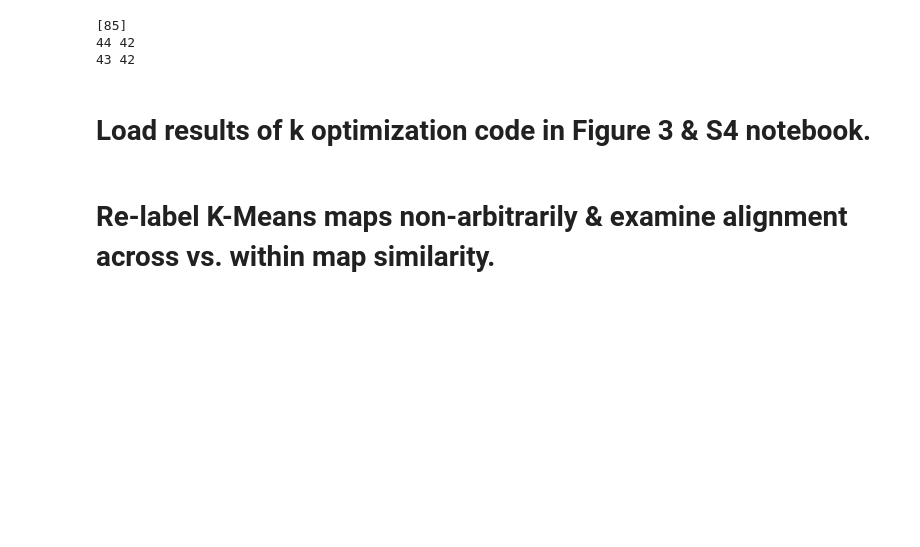
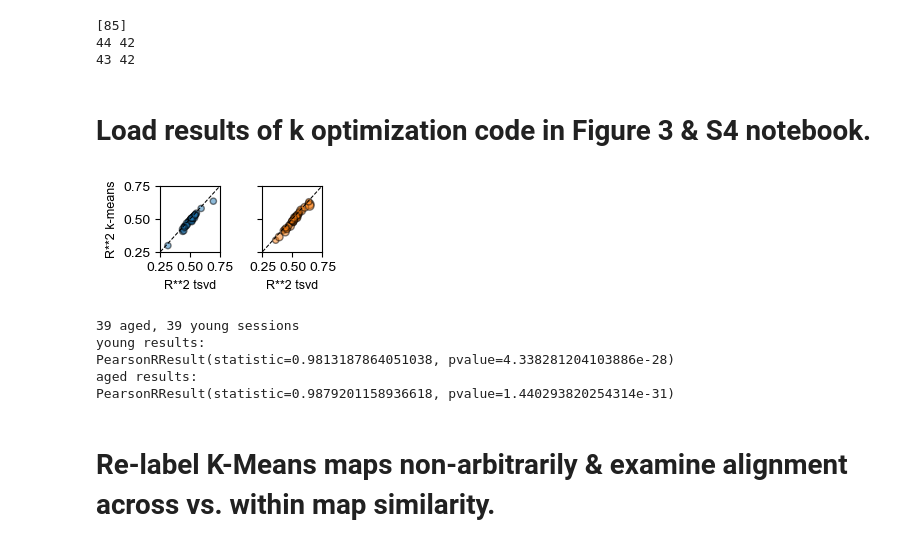
Before and after one commit to GiocomoLab/Herber2024, a Jupyter notebook: Figure S5.ipynb, the cells around one changed output. Drawn from its saved outputs; the diff is of its cells as text; code cells hidden in the pictures; blank space fills up the shorter version.

Commit message:
Update S5 checkpoints with all figures

```diff
--- a/Figure S5.ipynb
+++ b/Figure S5.ipynb
@@ -4127,45 +4127,60 @@ for m, session in zip(mice, sessions):
                 y_sind10_short = np.append(y_sind10_short, count)
 
             count += 1
+
+y_sind10_short = y_sind10_short.astype(int)
+age_sind10_short = age_sind10_short.astype(int)
 # %%
 ''' Plot Figure S5A (left) '''
+
+y_sind10_short = y_sind10_short.astype(int)
+age_sind10_short = age_sind10_short.astype(int)
 
 f, ax = plt.subplots(1, 2, figsize=(2.6, 1.4), sharey = True, sharex = True)
 rax = np.tile(ranks, (n_repeats, 1)).T.ravel()
 
-ax[0].scatter(tsvdr2[age_sind10_short], kmeansr2[age_sind10_short], s = ak*10, label = 'aged', color = 'C1', alpha = 0.5, edgecolor = 'k')
-ax[1].scatter(tsvdr2[y_sind10_short], kmeansr2[y_sind10_short], s= yk*10,  label = 'young', color = 'C0', alpha = 0.5, edgecolor = 'k')
+ax[1].scatter(tsvdr2[age_sind10_short], kmeansr2[age_sind10_short], s = ak*10, label = 'aged', color = 'C1', alpha = 0.5, edgecolor = 'k')
+ax[0].scatter(tsvdr2[y_sind10_short], kmeansr2[y_sind10_short], s= yk*10,  label = 'young', color = 'C0', alpha = 0.5, edgecolor = 'k')
 
 #label stuff
 ax[0].set_ylabel("R**2 k-means", fontsize = 9)
 ax[0].set_xlabel("R**2 tsvd", fontsize = 9)
 #ax[1].set_ylabel("R**2 k-means", fontsize = 9)
 ax[1].set_xlabel("R**2 tsvd", fontsize = 9)
 ax[0].set_yticks([0.25,0.5,0.75])
 ax[1].set_yticks([0.25,0.5,0.75])
 ax[0].set_xlim([0.25, 0.75])
 ax[0].set_ylim([0.25, 0.75])
 ax[1].set_xlim([0.25, 0.75])
 ax[1].set_ylim([0.25, 0.75])
 
 #plot unity line
 xlims = ax[0].get_xlim()
 ylims = ax[0].get_ylim()
 min_plot = np.min([xlims[0], ylims[0]])
 max_plot = np.max([xlims[1], ylims[1]])
 min_plot = np.min([xlims[0], ylims[0]])
 max_plot = np.max([xlims[1], ylims[1]])
 ax[0].plot([min_plot, max_plot], [min_plot, max_plot], '--k', lw=0.75, zorder=4, alpha=1)
 ax[1].plot([min_plot, max_plot], [min_plot, max_plot], '--k', lw=0.75, zorder=4, alpha=1)
 plt.tight_layout()
 
 #f.savefig(save_folder + '_tsvdvsKmeans_optimalk_rfsplit.svg', dpi = 400)
 #f.savefig(save_folder + '_tsvdvsKmeans_optimalk_rfsplit.png', dpi = 400)
 plt.show()
 
 print(str(len(kmeansr2[age_sind10_short])) + ' aged, ' + str(len(kmeansr2[y_sind10_short])) + ' young sessions')
+print('young results: ')
+print(stats.pearsonr(tsvdr2[y_sind10_short], kmeansr2[y_sind10_short]))
+print('aged results: ')
 print(stats.pearsonr(tsvdr2[age_sind10_short], kmeansr2[age_sind10_short]))
-print(stats.pearsonr(tsvdr2[y_sind10_short], kmeansr2[y_sind10_short]))
+# %% [output]
+[figure, added]
+39 aged, 39 young sessions
+young results:
+PearsonRResult(statistic=0.9813187864051038, pvalue=4.338281204103886e-28)
+aged results:
+PearsonRResult(statistic=0.9879201158936618, pvalue=1.440293820254314e-31)
 # %% [markdown]
 # Re-label K-Means maps non-arbitrarily & examine alignment across vs. within map similarity.
 # %%
```
Also changed, not shown: parts of 17 cells of this notebook.
